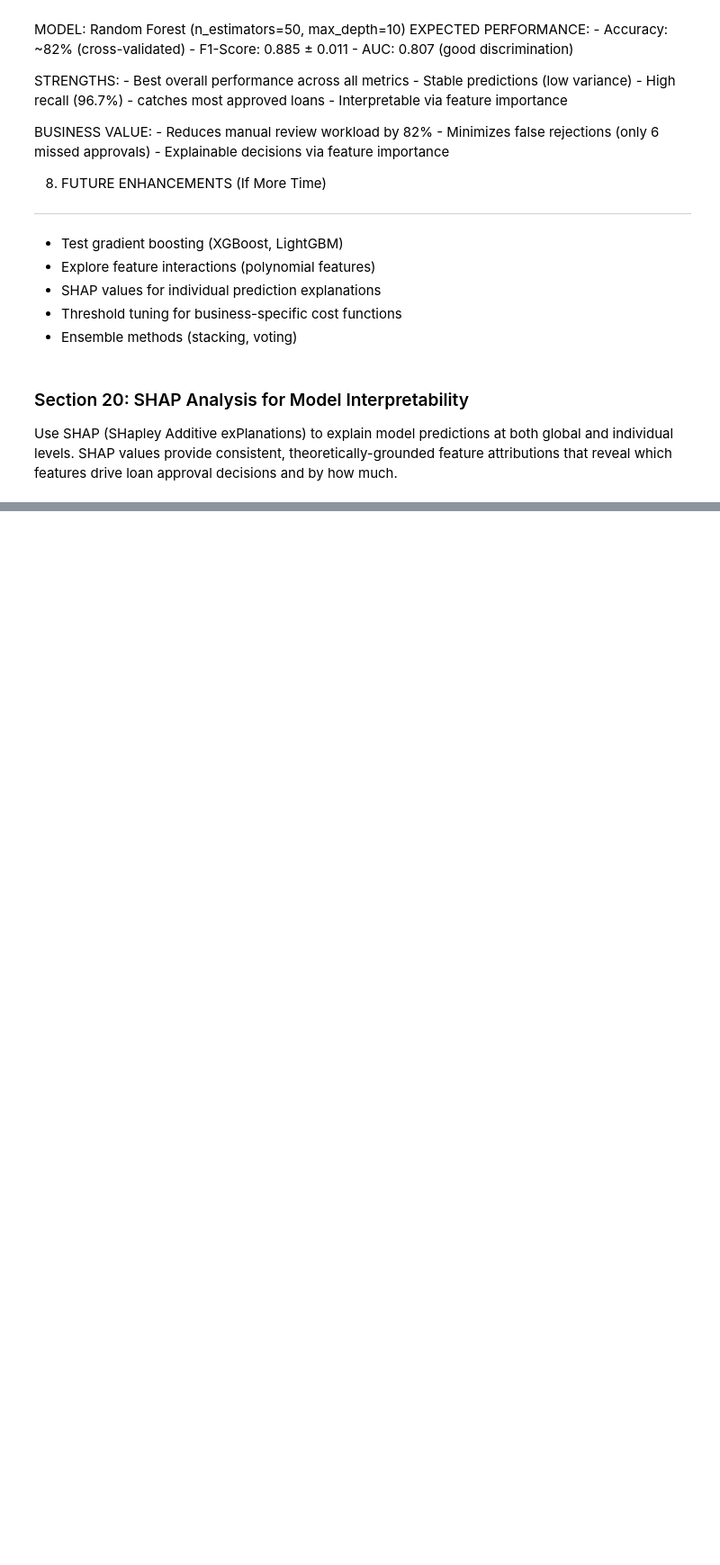
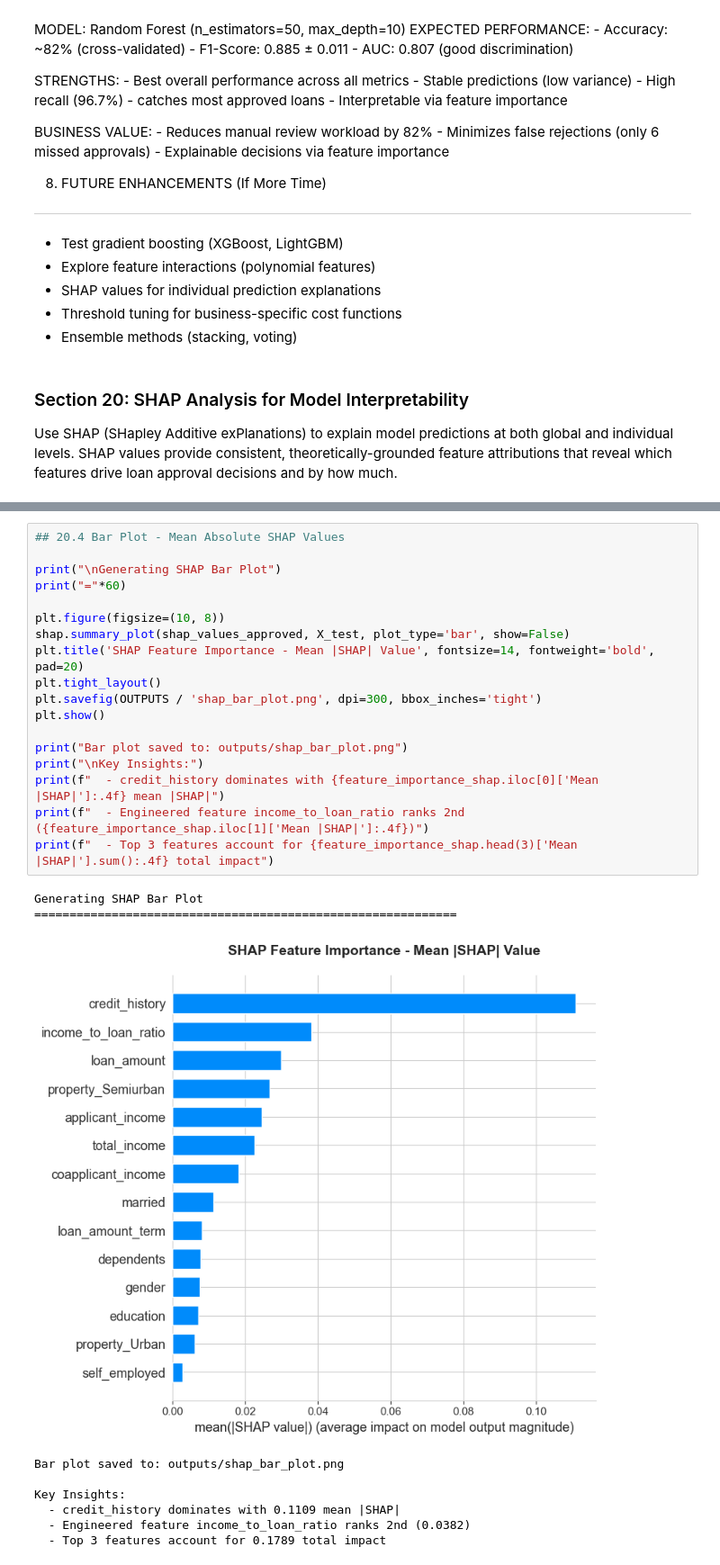
Before and after one commit to albertodiazdurana/loan-approval-prediction, a Jupyter notebook: notebooks/w01_d01_EDA_baseline_models.ipynb, the cells around one changed output, grey strips where cells are left out. Shown: that part at 90% size. Cells and saved outputs as stored; diff of their text form; blank space fills up the shorter version.

```diff
--- a/notebooks/w01_d01_EDA_baseline_models.ipynb
+++ b/notebooks/w01_d01_EDA_baseline_models.ipynb
@@ -1504,0 +1627,28 @@ SHAP version: 0.50.0
+# %%
+## 20.4 Bar Plot - Mean Absolute SHAP Values
+
+print("\nGenerating SHAP Bar Plot")
+print("="*60)
+
+plt.figure(figsize=(10, 8))
+shap.summary_plot(shap_values_approved, X_test, plot_type='bar', show=False)
+plt.title('SHAP Feature Importance - Mean |SHAP| Value', fontsize=14, fontweight='bold', pad=20)
+plt.tight_layout()
+plt.savefig(OUTPUTS / 'shap_bar_plot.png', dpi=300, bbox_inches='tight')
+plt.show()
+
+print("Bar plot saved to: outputs/shap_bar_plot.png")
+print("\nKey Insights:")
+print(f"  - credit_history dominates with {feature_importance_shap.iloc[0]['Mean |SHAP|']:.4f} mean |SHAP|")
+print(f"  - Engineered feature income_to_loan_ratio ranks 2nd ({feature_importance_shap.iloc[1]['Mean |SHAP|']:.4f})")
+print(f"  - Top 3 features account for {feature_importance_shap.head(3)['Mean |SHAP|'].sum():.4f} total impact")
+# %% [output]
+Generating SHAP Bar Plot
+============================================================
+[figure, added]
+Bar plot saved to: outputs/shap_bar_plot.png
+
+Key Insights:
+  - credit_history dominates with 0.1109 mean |SHAP|
+  - Engineered feature income_to_loan_ratio ranks 2nd (0.0382)
+  - Top 3 features account for 0.1789 total impact
```
Also changed, not shown: parts of 12 cells of this notebook, 6 other files.
